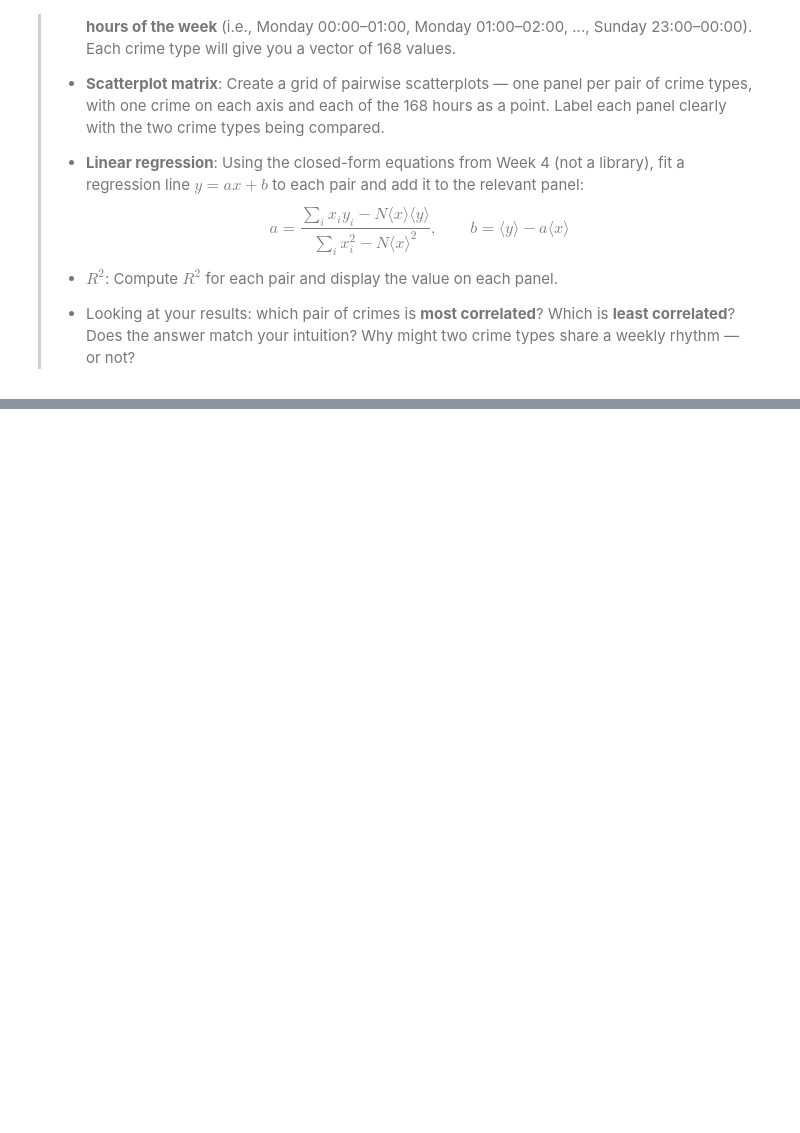
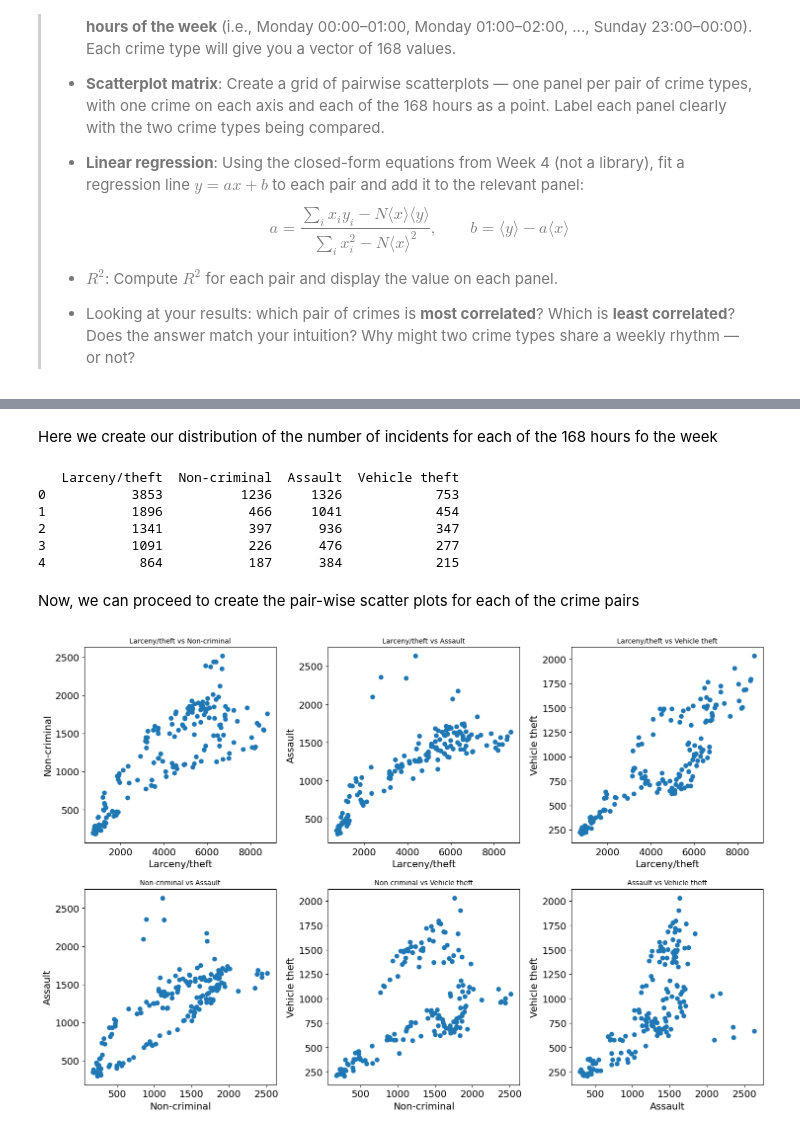
Before and after one commit to MilaGolomozin/SocialData2026, a Jupyter notebook: Assignment1.ipynb, the cells around one changed output, grey strips where cells are left out. Cells and saved outputs as stored; diff of their text form; code cells hidden in the pictures; blank space fills up the shorter version.

```diff
--- a/Assignment1.ipynb
+++ b/Assignment1.ipynb
@@ -298,0 +469,68 @@ Select **at least 4** of your Personal Focus Crimes for this exercise. More is f
+# %% [markdown]
+Here we create our distribution of the number of incidents for each of the 168 hours fo the week
+# %%
+focus_crimes = [
+'Larceny/theft',
+'Non-criminal',
+'Assault',
+'Vehicle theft'
+]
+
+#print(df)
+
+df['Date']= pd.to_datetime(df['Date']) #convert to datetime to be able to use .dt
+
+# Combine date and time into a single datetime
+df['DateTime'] = pd.to_datetime(
+    df['Date'].dt.strftime('%Y-%m-%d') + ' ' + df['Time'])
+
+# Compute hour_of_week correctly
+df['HourOfWeek'] = df['DateTime'].dt.dayofweek * 24 + df['DateTime'].dt.hour
+weekly_counts = pd.DataFrame(index=np.arange(168))
+
+for crime in focus_crimes:
+    crime_merged = df[df['Category'] == crime]
+    counts = crime_merged.groupby('HourOfWeek').size()
+    counts = counts.reindex(np.arange(168), fill_value=0)
+    weekly_counts[crime] = counts
+
+print(weekly_counts.head())
+# %% [output]
+   Larceny/theft  Non-criminal  Assault  Vehicle theft
+0           3853          1236     1326            753
+1           1896           466     1041            454
+2           1341           397      936            347
+3           1091           226      476            277
+4            864           187      384            215
+# %% [markdown]
+Now, we can proceed to create the pair-wise scatter plots for each of the crime pairs
+# %%
+
+from itertools import combinations
+
+
+# Generate all unique pairs
+crime_pairs = list(combinations(focus_crimes, 2))
+num_pairs = len(crime_pairs)
+
+# Define a 2x3 grid
+rows = 2
+cols = 3
+
+fig, axes = plt.subplots(rows, cols, figsize=(15, 10))
+axes = axes.flatten()
+
+for i, (crime1, crime2) in enumerate(crime_pairs):
+    axes[i].scatter(weekly_counts[crime1], weekly_counts[crime2])
+    axes[i].set_xlabel(crime1)
+    axes[i].set_ylabel(crime2)
+    axes[i].set_title(f'{crime1} vs {crime2}', fontsize=10)
+
+# Turn off any empty subplots (in this case, none, but good practice)
+for j in range(i+1, len(axes)):
+    axes[j].axis('off')
+
+plt.tight_layout()
+plt.show()
+# %% [output]
+[figure, added]
```
Also changed, not shown: parts of 24 cells of this notebook.
